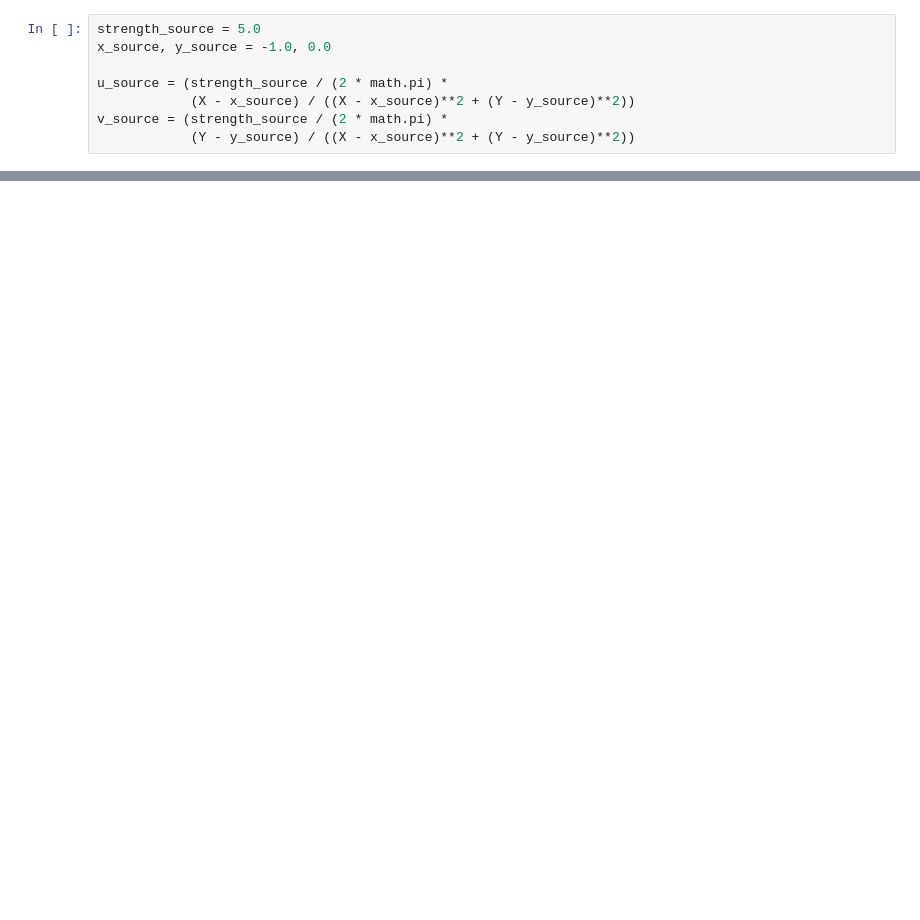
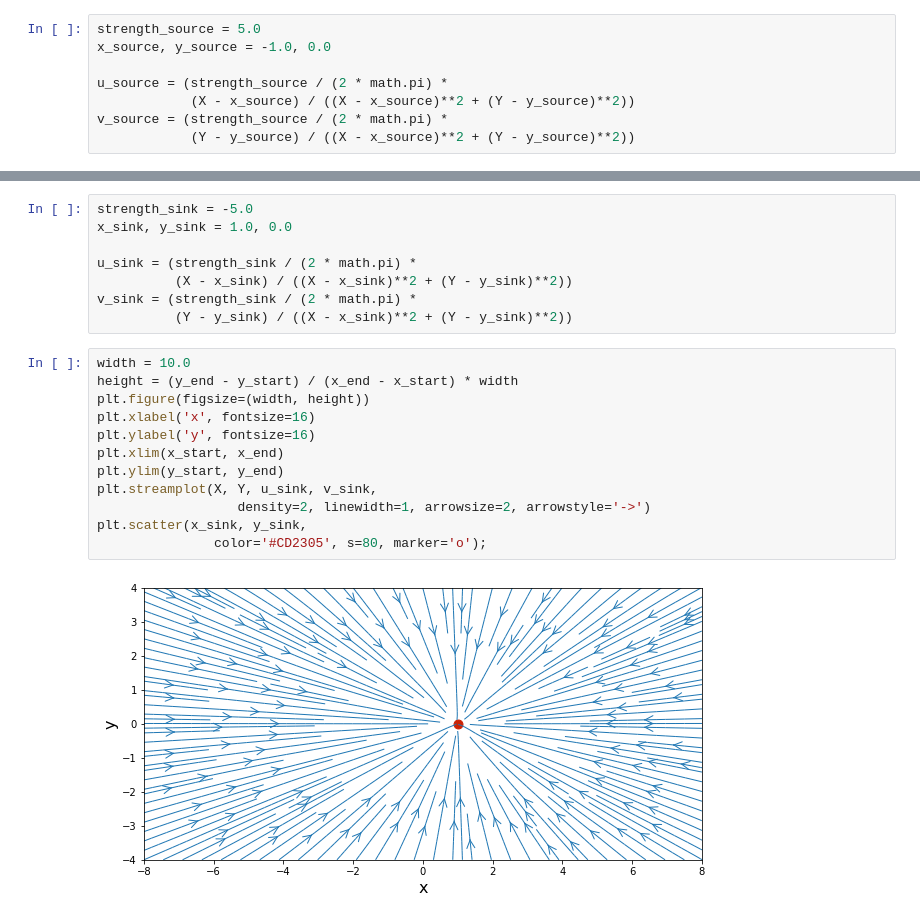
Before and after one commit to ckennedy17/mae6226, a Jupyter notebook: Class_3_Source_Sink.ipynb, the cells around one changed output, grey strips where cells are left out. Cells and saved outputs as stored; diff of their text form; blank space fills up the shorter version.

```diff
--- a/Class_3_Source_Sink.ipynb
+++ b/Class_3_Source_Sink.ipynb
@@ -69,0 +70,22 @@ plt.scatter(x_source, y_source,
+# %%
+strength_sink = -5.0
+x_sink, y_sink = 1.0, 0.0
+
+u_sink = (strength_sink / (2 * math.pi) *
+          (X - x_sink) / ((X - x_sink)**2 + (Y - y_sink)**2))
+v_sink = (strength_sink / (2 * math.pi) *
+          (Y - y_sink) / ((X - x_sink)**2 + (Y - y_sink)**2))
+# %%
+width = 10.0
+height = (y_end - y_start) / (x_end - x_start) * width
+plt.figure(figsize=(width, height))
+plt.xlabel('x', fontsize=16)
+plt.ylabel('y', fontsize=16)
+plt.xlim(x_start, x_end)
+plt.ylim(y_start, y_end)
+plt.streamplot(X, Y, u_sink, v_sink,
+                  density=2, linewidth=1, arrowsize=2, arrowstyle='->')
+plt.scatter(x_sink, y_sink,
+               color='#CD2305', s=80, marker='o');
+# %% [output]
+[figure, added]
```
Also changed, not shown: parts of 9 cells of this notebook, 4 other files.
